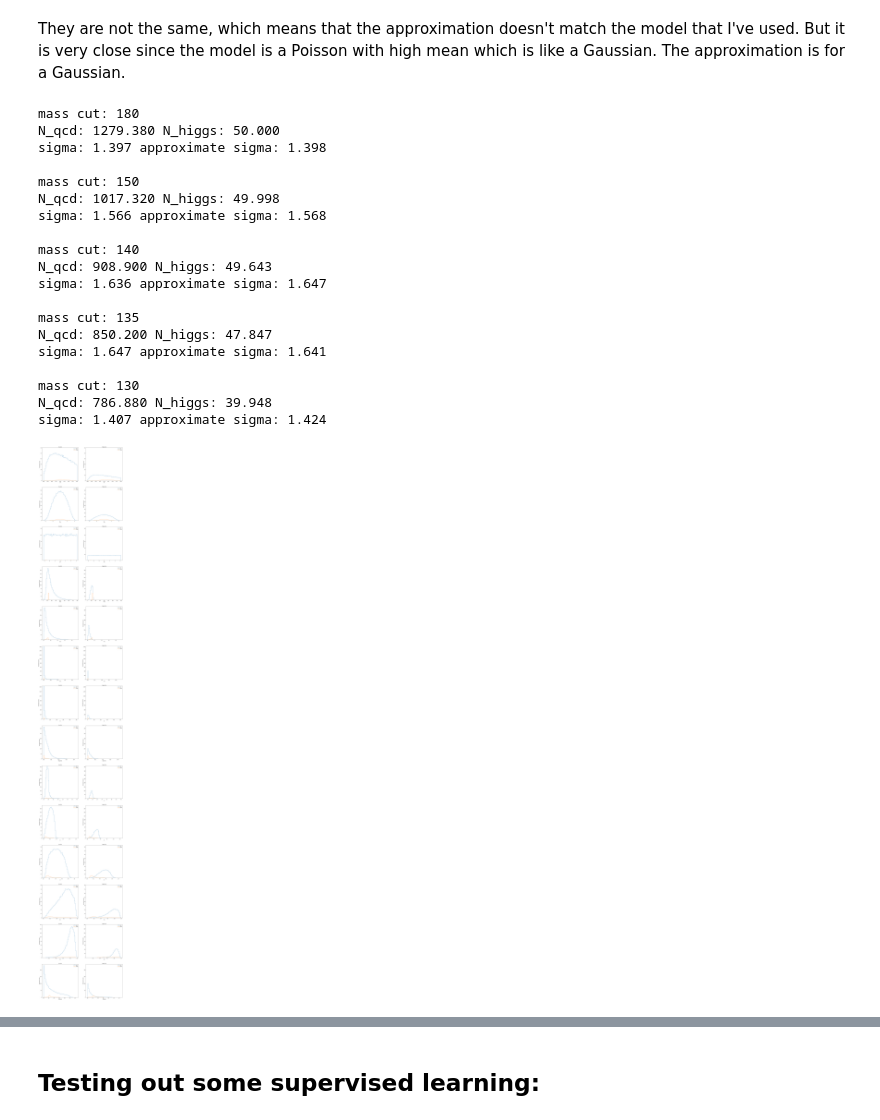
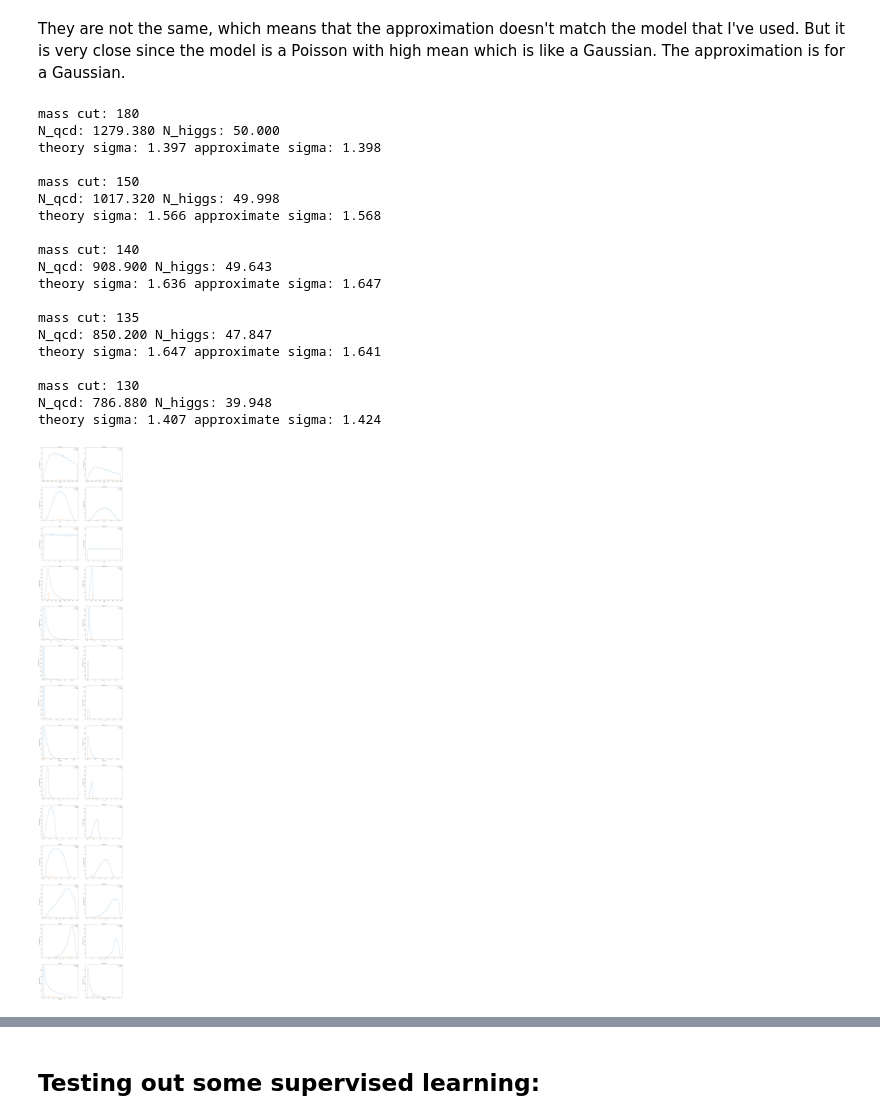
Before and after one commit to bvshih/PHYS434, a Jupyter notebook: Lab7/Lab7.ipynb, the cells around one changed output, grey strips where cells are left out. Drawn from its saved outputs; the diff is of its cells as text; code cells hidden in the pictures.

```diff
--- a/Lab7/Lab7.ipynb
+++ b/Lab7/Lab7.ipynb
@@ -16,6 +16,15 @@ normalization_qcd = 2000/len(qcd)
 print(normalization_higgs, normalization_qcd)
 # %% [output]
 0.0005 0.02
+# %%
+def theory(n_qcd, n_higgs):
+    prob = stats.poisson.sf(n_qcd + n_higgs, n_qcd)
+    sigma = stats.norm.isf(prob)
+    return sigma
+
+def approximation(n_qcd, n_higgs):
+    sigma = n_higgs/np.sqrt(n_qcd)
+    return sigma
 # %%
 fig, ax = plt.subplots(1, figsize = (10,10))
 
@@ -57,32 +66,30 @@ for i in mass_cut:
 
     print(f'N_qcd: {n_qcd:0.3f} N_higgs: {n_higgs:0.3f}')
 
-    prob = stats.poisson.sf(n_qcd + n_higgs, n_qcd)
-    sigma = stats.norm.isf(prob)
+    theory_sigma = theory(n_qcd, n_higgs)
+    approx_sigma = approximation(n_qcd, n_higgs)
 
-    approx_sigma = n_higgs/np.sqrt(n_qcd)
-
-    print(f'sigma: {sigma:.3f} approximate sigma: {approx_sigma:.3f}\n')
+    print(f'theory sigma: {theory_sigma:.3f} approximate sigma: {approx_sigma:.3f}\n')
 # %% [output]
 mass cut: 180
 N_qcd: 1279.380 N_higgs: 50.000
-sigma: 1.397 approximate sigma: 1.398
+theory sigma: 1.397 approximate sigma: 1.398
 
 mass cut: 150
 N_qcd: 1017.320 N_higgs: 49.998
-sigma: 1.566 approximate sigma: 1.568
+theory sigma: 1.566 approximate sigma: 1.568
 
 mass cut: 140
 N_qcd: 908.900 N_higgs: 49.643
-sigma: 1.636 approximate sigma: 1.647
+theory sigma: 1.636 approximate sigma: 1.647
 
 mass cut: 135
 N_qcd: 850.200 N_higgs: 47.847
-sigma: 1.647 approximate sigma: 1.641
+theory sigma: 1.647 approximate sigma: 1.641
 
 mass cut: 130
 N_qcd: 786.880 N_higgs: 39.948
-sigma: 1.407 approximate sigma: 1.424
+theory sigma: 1.407 approximate sigma: 1.424
 # %%
 keys = ['pt', 'eta', 'phi', 'mass', 'ee2', 'ee3', 'd2', 'angularity', 't1',
        't2', 't3', 't21', 't32', 'KtDeltaR']
@@ -94,44 +101,41 @@ normalization_qcd = 2000/len(qcd)
 
 cut_qcd = qcd[qcd['mass']<140]
 cut_higgs = higgs[higgs['mass']<140]
-
-normalization_qcd_cut = 2000/len(qcd)*len(cut_qcd)/len(qcd)
-normalization_higgs_cut = 50/len(higgs)*len(cut_higgs)/len(higgs)
 
 def get_ylims(y1, y2, y3, y4):
     all_y = np.hstack((y1, y2, y3, y4))
 
     ymax = all_y.max()+10
     ymin = all_y.min()
 
     #print(all_y)
 
     return ymax, ymin
 
 fig, ax = plt.subplots(14, 2, figsize = (20,140))
 
 for i in range(len(keys)):
 #for i in range(1):
     hist1 = ax[i,0].hist(qcd[keys[i]], weights = np.ones(len(qcd))*normalization_qcd, bins = 50, histtype = 'step' ,label = 'QCD');
     hist2 = ax[i,0].hist(higgs[keys[i]], weights = np.ones(len(higgs))*normalization_higgs, bins = hist1[1], histtype = 'step' ,label = 'Higgs');
 
-    hist3 = ax[i,1].hist(cut_qcd[keys[i]], weights = np.ones(len(cut_qcd))*normalization_qcd_cut, bins = hist1[1], histtype = 'step' , label = 'QCD');
-    hist4 = ax[i,1].hist(cut_higgs[keys[i]], weights = np.ones(len(cut_higgs))*normalization_higgs_cut, bins = hist1[1], histtype = 'step', label = 'Higgs');
+    hist3 = ax[i,1].hist(cut_qcd[keys[i]], weights = np.ones(len(cut_qcd))*normalization_qcd, bins = hist1[1], histtype = 'step' , label = 'QCD');
+    hist4 = ax[i,1].hist(cut_higgs[keys[i]], weights = np.ones(len(cut_higgs))*normalization_higgs, bins = hist1[1], histtype = 'step', label = 'Higgs');
 
     #print(hist1[0], hist2[0], hist3[0], hist4[0])
 
     ymax, ymin = get_ylims(hist1[0], hist2[0], hist3[0], hist4[0])
     #print(ymin, ymax)
 
     for k in range(len(title)):
         ax[i,k].set_ylim(ymin, ymax)
         ax[i,k].set_title(title[k])
         ax[i,k].set_ylabel('Normalized Counts')
         ax[i,k].set_xlabel(keys[i])
         ax[i,k].legend()
 plt.show()
 # %% [output]
-[figure, old version]
+[figure, new version]
 # %%
 t21_cut = [0.6, 0.5, 0.4, 0.3]
 
```
Also changed, not shown: parts of 6 cells of this notebook, 1 other file.
